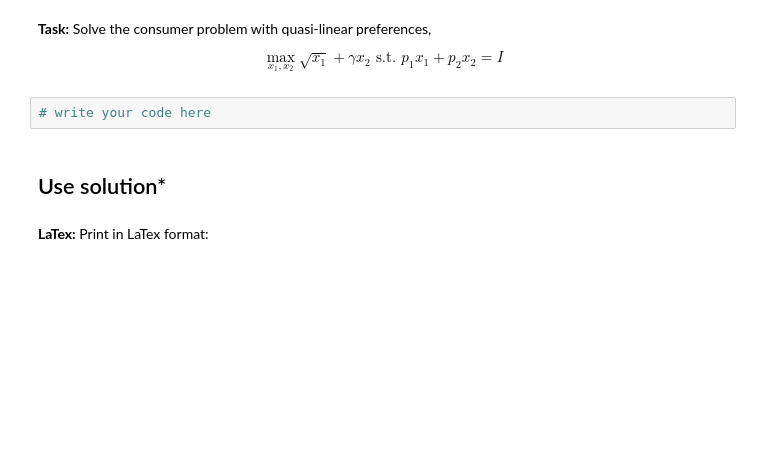
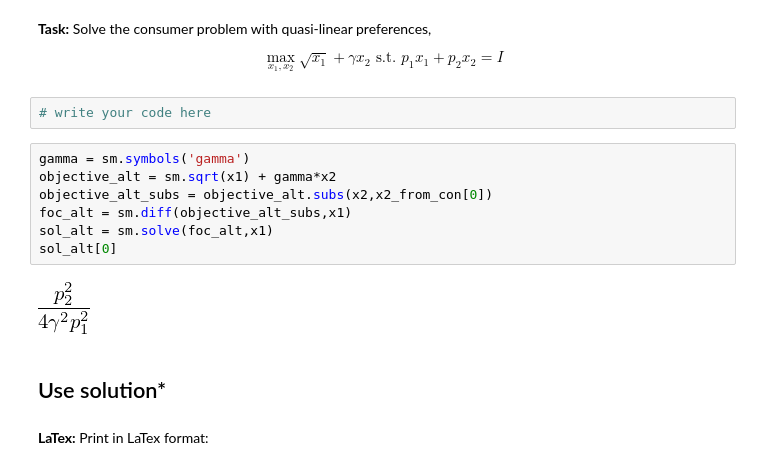
Before and after one commit to NumEconCopenhagen/lectures-2019, a Jupyter notebook: 09/Solving_equations.ipynb, the cells around one changed output. Drawn from its saved outputs; the diff is of its cells as text; blank space fills up the shorter version.

```diff
--- a/09/Solving_equations.ipynb
+++ b/09/Solving_equations.ipynb
@@ -526,6 +526,15 @@ sol
 \\[ \max_{x_1,x_2} \sqrt{x_1} + \gamma x_2 \text{ s.t. } p_1x_1 + p_2x_2 = I \\]
 # %%
 # write your code here
+# %%
+gamma = sm.symbols('gamma')
+objective_alt = sm.sqrt(x1) + gamma*x2
+objective_alt_subs = objective_alt.subs(x2,x2_from_con[0])
+foc_alt = sm.diff(objective_alt_subs,x1)
+sol_alt = sm.solve(foc_alt,x1)
+sol_alt[0]
+# %% [output]
+[figure, added]
 # %% [markdown]
 ## Use solution*
 # %% [markdown]
```
Also changed, not shown: parts of 9 cells of this notebook.
